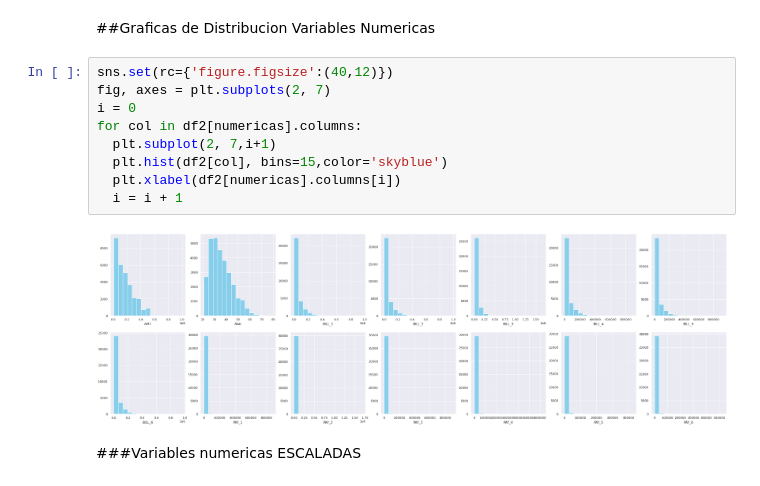
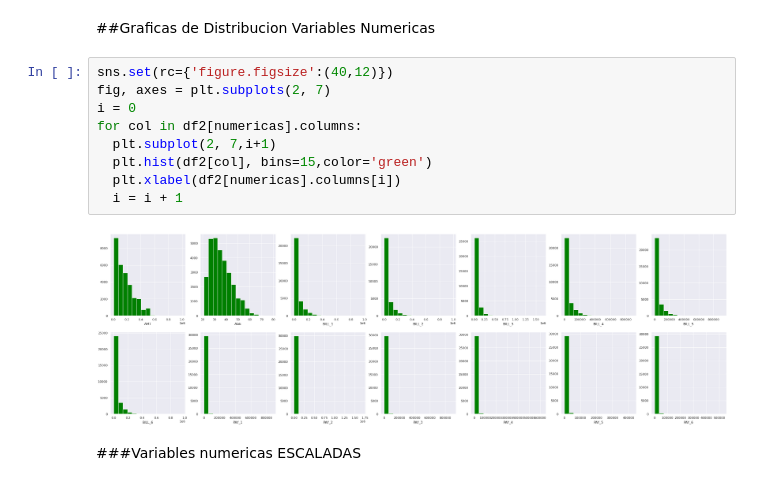
Before and after one commit to a00351269/Actividades_Aprendizaje-, a Jupyter notebook: Actividad6DS.ipynb, the cells around one changed output. Cells and saved outputs as stored; diff of their text form.

```diff
--- a/Actividad6DS.ipynb
+++ b/Actividad6DS.ipynb
@@ -1082,14 +1082,14 @@ Index(['AMT', 'AGE', 'BILL_1', 'BILL_2', 'BILL_3', 'BILL_4', 'BILL_5',
 # %%
 sns.set(rc={'figure.figsize':(40,12)})
 fig, axes = plt.subplots(2, 7)
 i = 0
 for col in df2[numericas].columns:
   plt.subplot(2, 7,i+1)
-  plt.hist(df2[col], bins=15,color='skyblue')
+  plt.hist(df2[col], bins=15,color='green')
   plt.xlabel(df2[numericas].columns[i])
   i = i + 1
 # %% [output]
-[figure, old version]
+[figure, new version]
 # %% [markdown]
 ###Variables numericas ESCALADAS
 # %%
```
Also changed, not shown: parts of 2 cells of this notebook.
